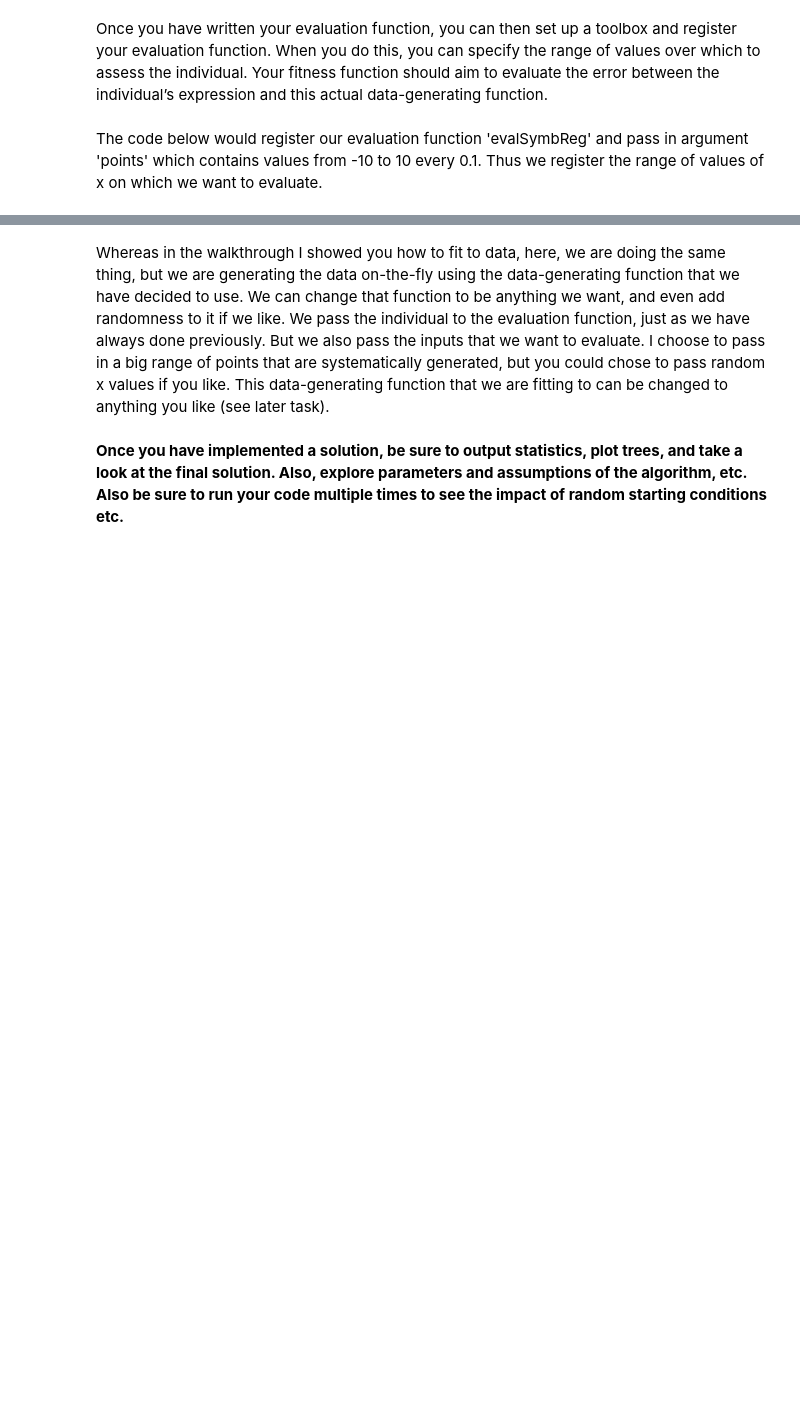
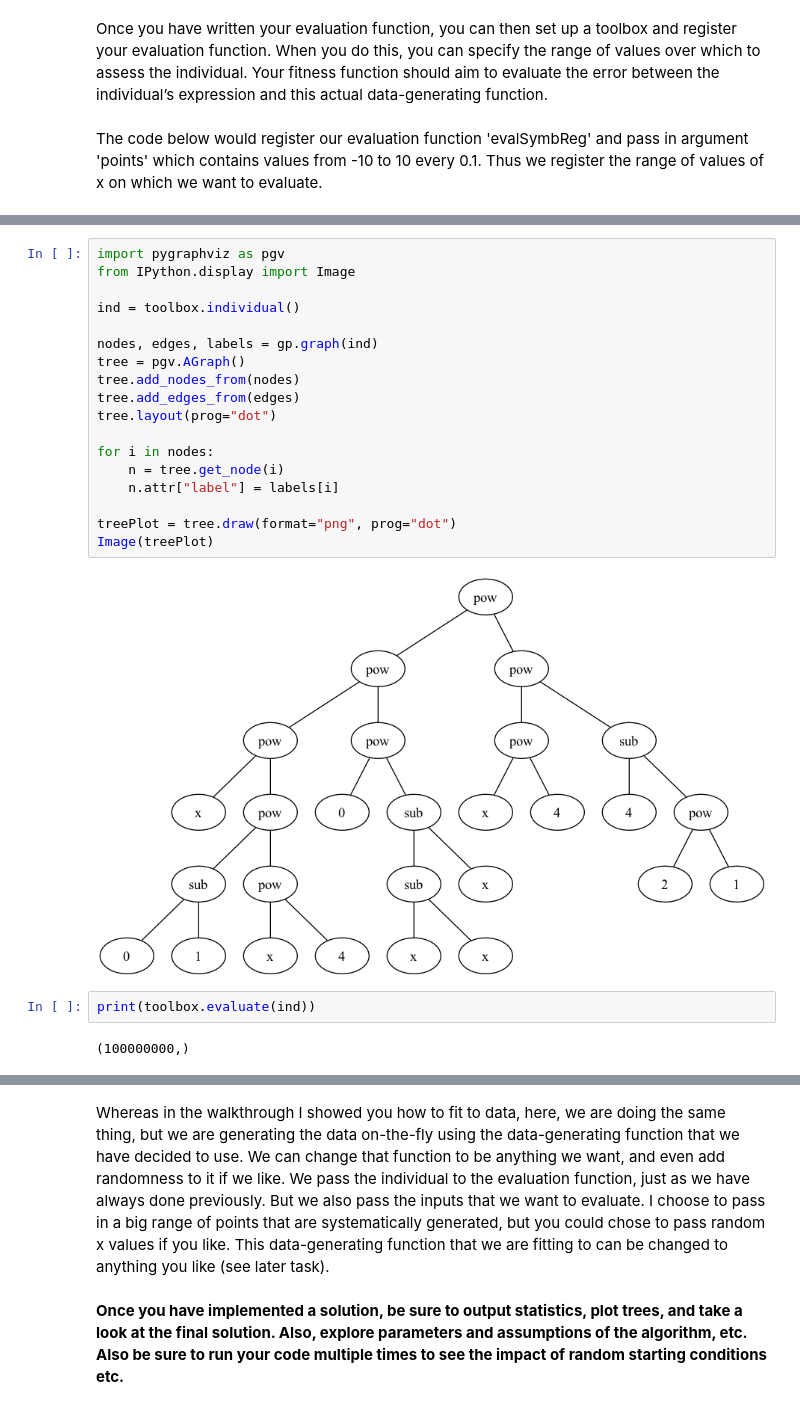
Before and after one commit to katie291100/evac-content, a Jupyter notebook: Week-4/EVAC_Workshop4_Workbook.ipynb, the cells around one changed output, grey strips where cells are left out. Cells and saved outputs as stored; diff of their text form; blank space fills up the shorter version.

```diff
--- a/Week-4/EVAC_Workshop4_Workbook.ipynb
+++ b/Week-4/EVAC_Workshop4_Workbook.ipynb
@@ -45,0 +119,24 @@ toolbox.register("evaluate", evalSymbReg, points=[x/10. for x in range(-100,100)
+# %%
+import pygraphviz as pgv
+from IPython.display import Image
+
+ind = toolbox.individual()
+
+nodes, edges, labels = gp.graph(ind)
+tree = pgv.AGraph()
+tree.add_nodes_from(nodes)
+tree.add_edges_from(edges)
+tree.layout(prog="dot")
+
+for i in nodes:
+    n = tree.get_node(i)
+    n.attr["label"] = labels[i]
+
+treePlot = tree.draw(format="png", prog="dot")
+Image(treePlot)
+# %% [output]
+[figure, added]
+# %%
+print(toolbox.evaluate(ind))
+# %% [output]
+(100000000,)
```
Also changed, not shown: parts of 8 cells of this notebook, 7 other files.
